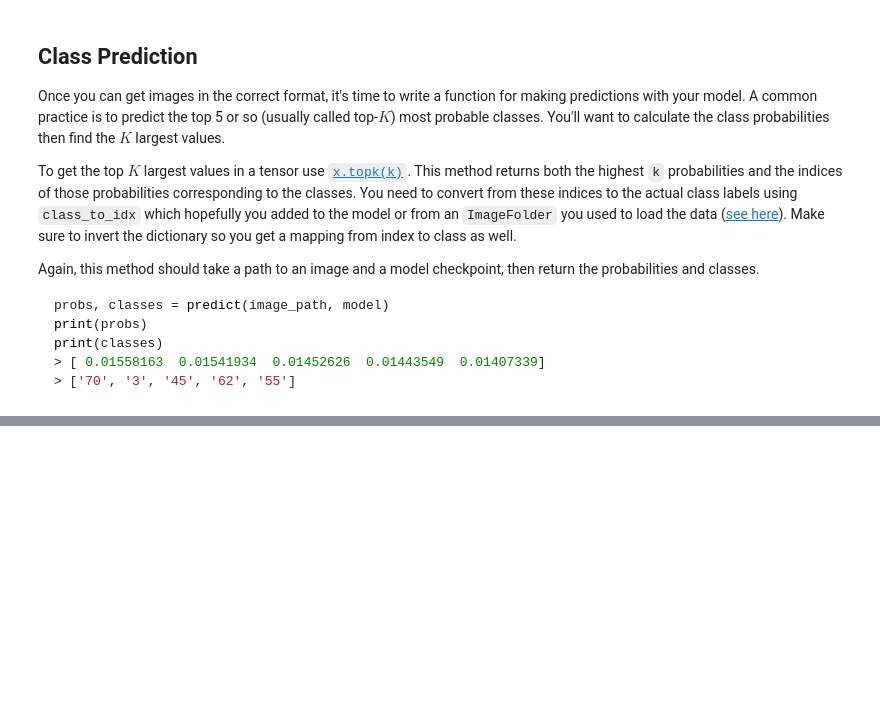
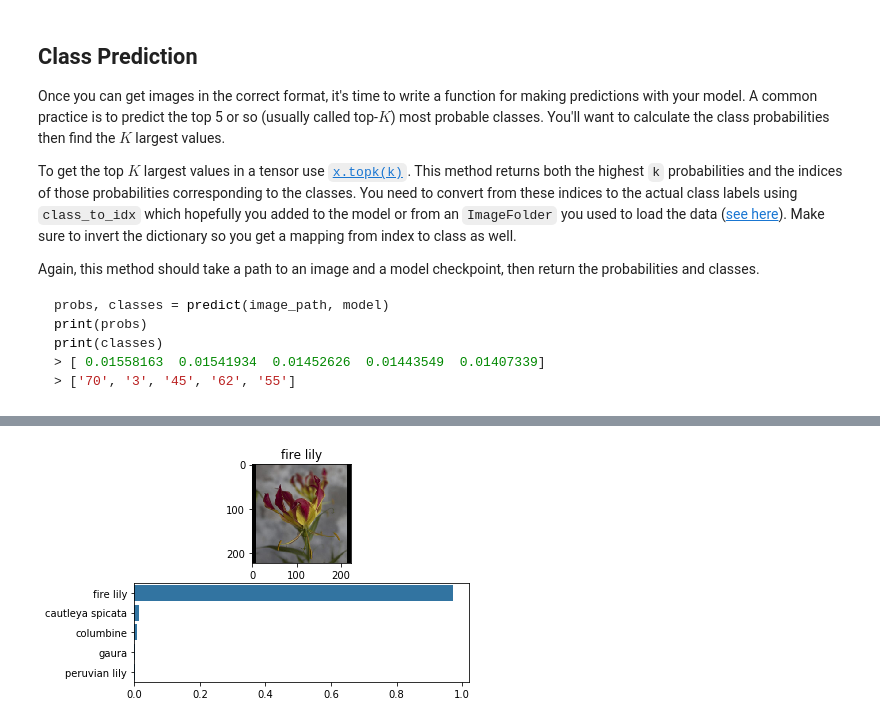
Before and after one commit to rakshithgr/aipnd-project, a Jupyter notebook: Image Classifier Project.ipynb, the cells around one changed output, grey strips where cells are left out. Saved outputs shown, nothing was run; the diff lists cells and outputs as text; code cells hidden in the pictures; blank space fills up the shorter version.

````diff
--- a/Image Classifier Project.ipynb
+++ b/Image Classifier Project.ipynb
@@ -232,6 +273,8 @@ Now that your network is trained, save the model so you can load it later for ma
 Remember that you'll want to completely rebuild the model later so you can use it for inference. Make sure to include any information you need in the checkpoint. If you want to load the model and keep training, you'll want to save the number of epochs as well as the optimizer state, `optimizer.state_dict`. You'll likely want to use this trained model in the next part of the project, so best to save it now.
 # %%
 # TODO: Save the checkpoint
+model.class_to_idx = train_datasets.class_to_idx
+
 checkpoint = {
     'input_size': input_size,
     'output_size': output_size,
@@ -242,20 +285,21 @@ checkpoint = {
     'drop_p': drop_p,
     'learning_rate': learning_rate,
     'epochs': epochs,
-    'model': arch
+    'model': model.name
 }
+
 torch.save(checkpoint,
-           'checkpoint_{}.pth'.format(
-               "_".join([str(each.out_features) for each in  model.classifier.hidden_layers])))
+           'checkpoint_{}_{}.pth'.format(
+            "_".join([str(each.out_features) for each in  model.classifier.hidden_layers]), checkpoint['model']))
 # %% [markdown]
 ## Loading the checkpoint
 
 At this point it's good to write a function that can load a checkpoint and rebuild the model. That way you can come back to this project and keep working on it without having to retrain the network.
 # %%
 # TODO: Write a function that loads a checkpoint and rebuilds the model
-def load_checkpoint(filepath, drop_p=None):
+def load_checkpoint(filepath):
     checkpoint = torch.load(filepath)
-    model = models.densenet121(pretrained=True)
+    model = getattr(models, checkpoint['model'])(pretrained=True)
 
     for param in model.parameters():
         param.requires_grad = False
@@ -370,6 +414,8 @@ print(classes)
 > [ 0.01558163  0.01541934  0.01452626  0.01443549  0.01407339]
 > ['70', '3', '45', '62', '55']
 ```
+# %%
+model, optimizerzer = load_checkpoint('checkpoint_512_densenet121.pth')
 # %%
 def predict(image_path, model, topk=5):
     ''' Predict the class (or classes) of an image using a trained deep learning model.
@@ -388,8 +434,6 @@ def predict(image_path, model, topk=5):
     return ps.topk(topk)
 
     # TODO: Implement the code to predict the class from an image file
-# %%
-model, optimizer = load_checkpoint('checkpoint_512_bs=64_2.pth')
 # %% [markdown]
 ## Sanity Checking
 
@@ -400,22 +444,24 @@ Now that you can use a trained model for predictions, check to make sure it make
 You can convert from the class integer encoding to actual flower names with the `cat_to_name.json` file (should have been loaded earlier in the notebook). To show a PyTorch tensor as an image, use the `imshow` function defined above.
 # %%
 # TODO: Display an image along with the top 5 classes
-image_path = 'flowers/test/21/image_06807.jpg'
+image_path = 'flowers/test/21/image_06805.jpg'
 
 probs, labels = predict(image_path, model)
 
 ps = [x for x in probs.cpu().detach().numpy()[0]]
 npar = [x for x in labels.cpu().numpy()[0]]
 names = list()
 
 inv_mapping = {v: k for k, v in model.class_to_idx.items()}
 
 for i in npar:
     names.append(cat_to_name[str(inv_mapping[i])])
 
 
 imshow(process_image(image_path), ax=plt.subplot(2,1,1));
 plt.title(cat_to_name['21'])
 
 plt.subplot(2,1,2)
 sb.barplot(y=names, x=ps, color=sb.color_palette()[0]);
+# %% [output]
+[figure, added]
````
Also changed, not shown: parts of 9 cells of this notebook, 6 other files.
